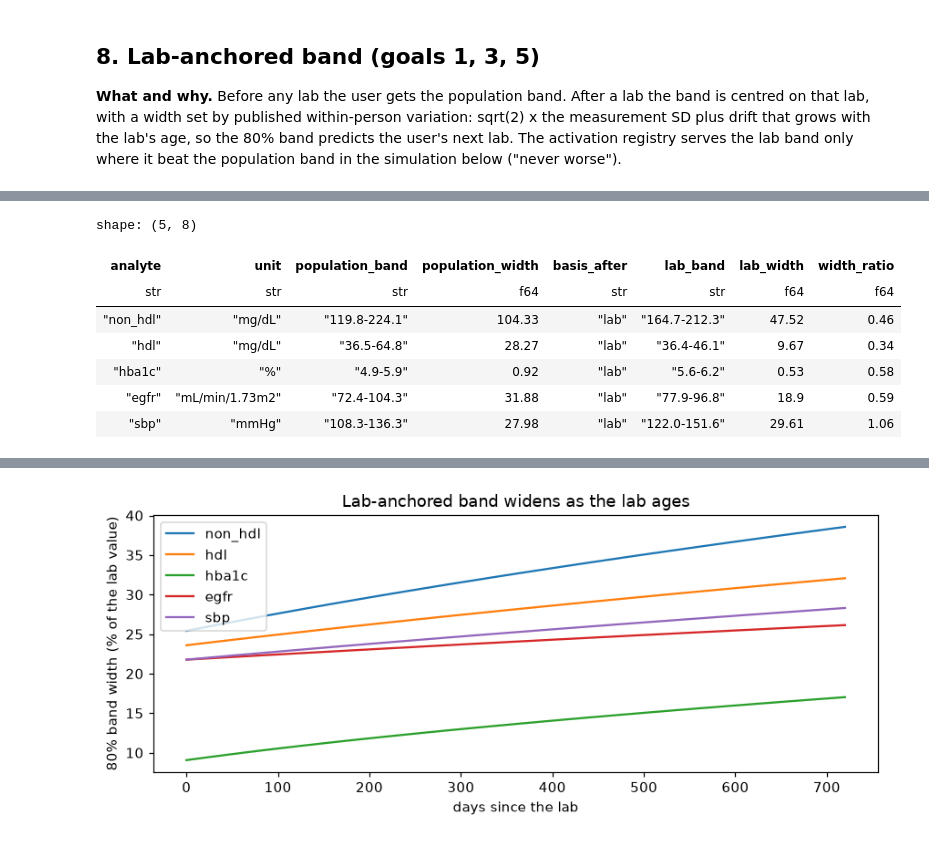
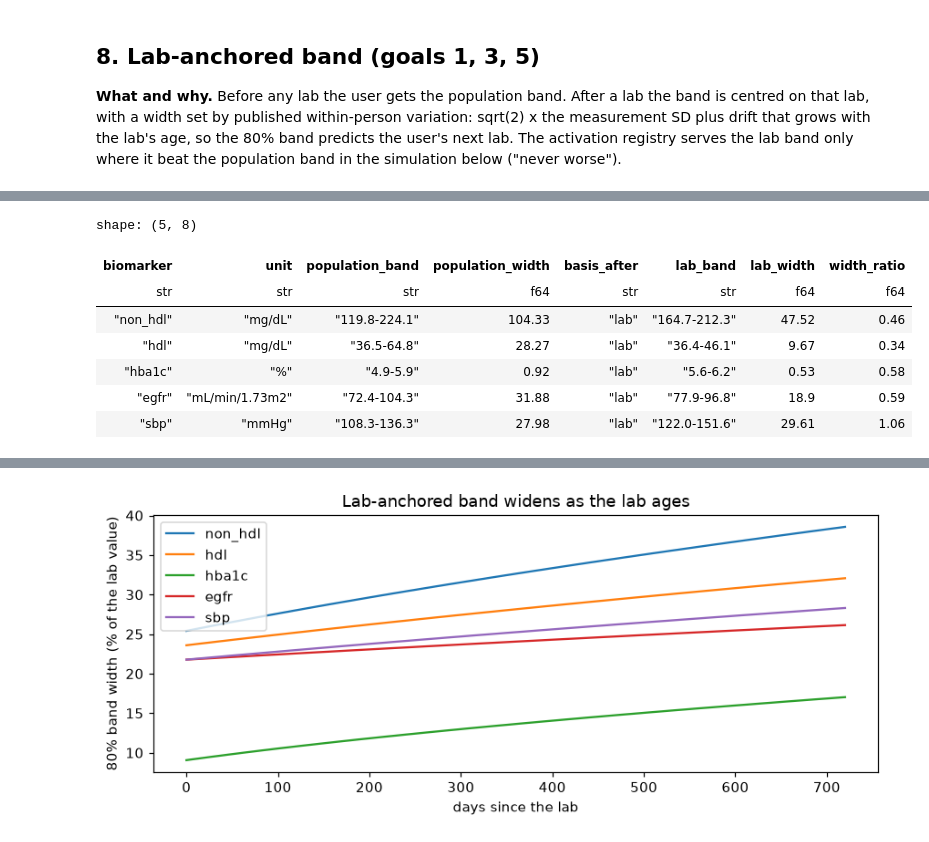
Before and after one commit to MeSquareApp/MeSquareMLEngine, a Jupyter notebook: notebooks/personalization_twin.ipynb, the cells around one changed output, grey strips where cells are left out. Drawn from its saved outputs; the diff is of its cells as text; code cells hidden in the pictures.

```diff
--- a/notebooks/personalization_twin.ipynb
+++ b/notebooks/personalization_twin.ipynb
@@ -784,7 +784,7 @@ after = twin_state(
 comparison = pl.DataFrame(
     [
         {
-            "analyte": b.analyte,
+            "biomarker": b.biomarker,
             "unit": b.unit,
             "population_band": f"{b.p10:.1f}-{b.p90:.1f}",
             "population_width": b.p90 - b.p10,
@@ -801,5 +801,5 @@ comparison.with_columns(pl.selectors.float().round(2))
 shape: (5, 8)
-| analyte | unit | population_band | population_width | basis_after | lab_band | lab_width | width_ratio |
+| biomarker | unit | population_band | population_width | basis_after | lab_band | lab_width | width_ratio |
 | str | str | str | f64 | str | str | f64 | f64 |
 | "non_hdl" | "mg/dL" | "119.8-224.1" | 104.33 | "lab" | "164.7-212.3" | 47.52 | 0.46 |
 | "hdl" | "mg/dL" | "36.5-64.8" | 28.27 | "lab" | "36.4-46.1" | 9.67 | 0.34 |
```
Also changed, not shown: parts of 23 cells of this notebook, 24 other files.
